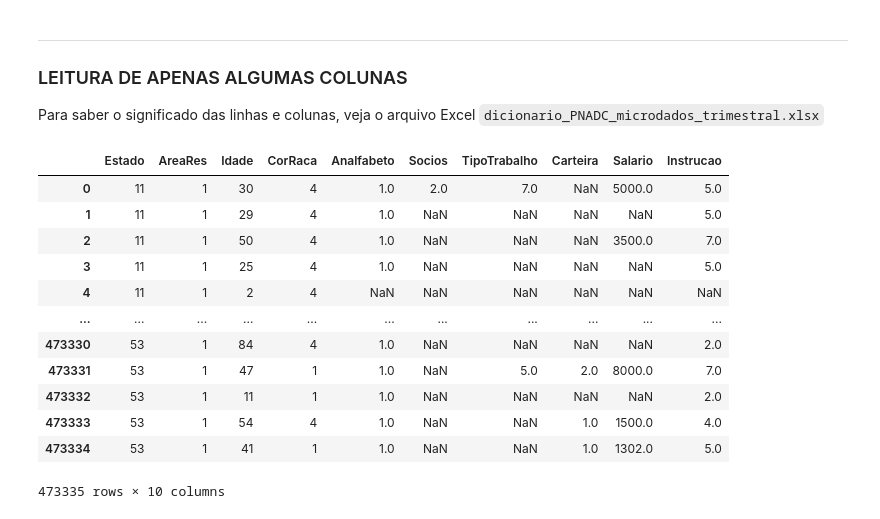
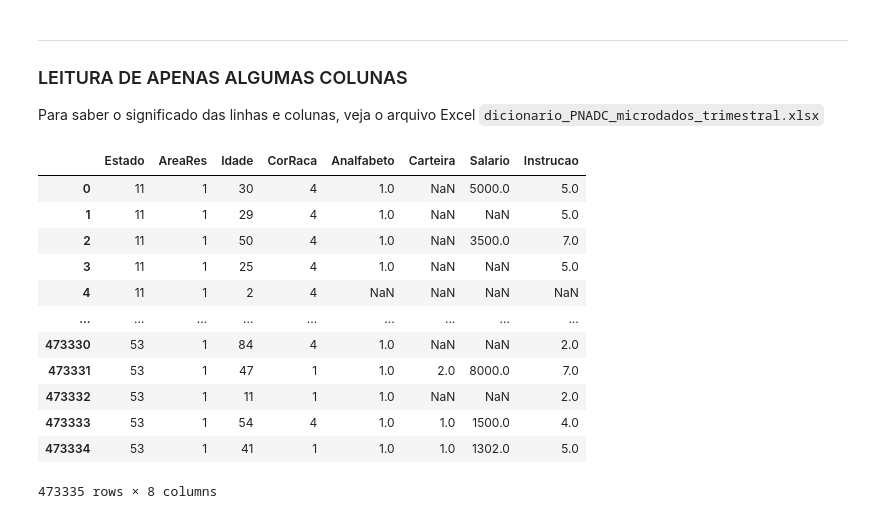
Before and after one commit to leomccormick/projeto3_CDados, a Jupyter notebook: exportar_csv_reduzido.ipynb, the cells around one changed output. Cells and saved outputs as stored; diff of their text form; code cells hidden in the pictures.

```diff
--- a/exportar_csv_reduzido.ipynb
+++ b/exportar_csv_reduzido.ipynb
@@ -49,28 +47,26 @@ pnad23_1_small = pd.read_csv(arquivo_local, usecols=colunas)
 # %%
 pnad23_1_small.rename(columns={'V403312':'Salario',
                                 'UF':'Estado',
                                 'V2010':'CorRaca',
                                 'V3001':'Analfabeto',
                                 'VD3004':'Instrucao',
-                                'V4017':'Socios',
-                                'V4022':'TipoTrabalho',
                                 'V4029':'Carteira',
                                 'V1023':'AreaRes',
                                 'V2009':'Idade'}, inplace=True)
 pnad23_1_small
 # %% [output]
-|  | Estado | AreaRes | Idade | CorRaca | Analfabeto | Socios | TipoTrabalho | Carteira | Salario | Instrucao |
-| 0 | 11 | 1 | 30 | 4 | 1.0 | 2.0 | 7.0 | NaN | 5000.0 | 5.0 |
-| 1 | 11 | 1 | 29 | 4 | 1.0 | NaN | NaN | NaN | NaN | 5.0 |
-| 2 | 11 | 1 | 50 | 4 | 1.0 | NaN | NaN | NaN | 3500.0 | 7.0 |
-| 3 | 11 | 1 | 25 | 4 | 1.0 | NaN | NaN | NaN | NaN | 5.0 |
-| 4 | 11 | 1 | 2 | 4 | NaN | NaN | NaN | NaN | NaN | NaN |
-| ... | ... | ... | ... | ... | ... | ... | ... | ... | ... | ... |
-| 473330 | 53 | 1 | 84 | 4 | 1.0 | NaN | NaN | NaN | NaN | 2.0 |
-| 473331 | 53 | 1 | 47 | 1 | 1.0 | NaN | 5.0 | 2.0 | 8000.0 | 7.0 |
-| 473332 | 53 | 1 | 11 | 1 | 1.0 | NaN | NaN | NaN | NaN | 2.0 |
-| 473333 | 53 | 1 | 54 | 4 | 1.0 | NaN | NaN | 1.0 | 1500.0 | 4.0 |
-| 473334 | 53 | 1 | 41 | 1 | 1.0 | NaN | NaN | 1.0 | 1302.0 | 5.0 |
+|  | Estado | AreaRes | Idade | CorRaca | Analfabeto | Carteira | Salario | Instrucao |
+| 0 | 11 | 1 | 30 | 4 | 1.0 | NaN | 5000.0 | 5.0 |
+| 1 | 11 | 1 | 29 | 4 | 1.0 | NaN | NaN | 5.0 |
+| 2 | 11 | 1 | 50 | 4 | 1.0 | NaN | 3500.0 | 7.0 |
+| 3 | 11 | 1 | 25 | 4 | 1.0 | NaN | NaN | 5.0 |
+| 4 | 11 | 1 | 2 | 4 | NaN | NaN | NaN | NaN |
+| ... | ... | ... | ... | ... | ... | ... | ... | ... |
+| 473330 | 53 | 1 | 84 | 4 | 1.0 | NaN | NaN | 2.0 |
+| 473331 | 53 | 1 | 47 | 1 | 1.0 | 2.0 | 8000.0 | 7.0 |
+| 473332 | 53 | 1 | 11 | 1 | 1.0 | NaN | NaN | 2.0 |
+| 473333 | 53 | 1 | 54 | 4 | 1.0 | 1.0 | 1500.0 | 4.0 |
+| 473334 | 53 | 1 | 41 | 1 | 1.0 | 1.0 | 1302.0 | 5.0 |
-473335 rows × 10 columns
+473335 rows × 8 columns
 # %%
 pnad23_1_small.to_csv("output.csv", index=False)
```
Also changed, not shown: parts of 1 cell of this notebook, 4 other files.
